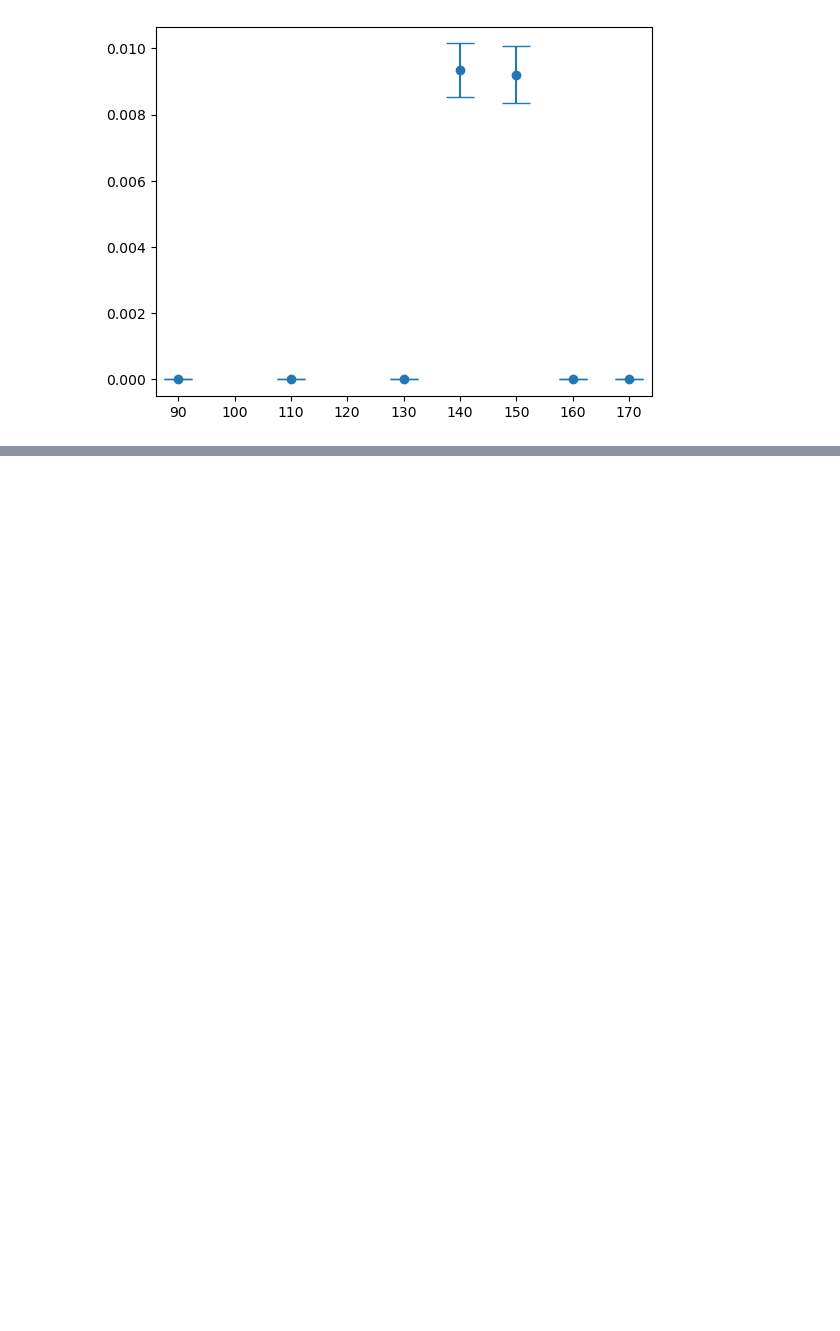
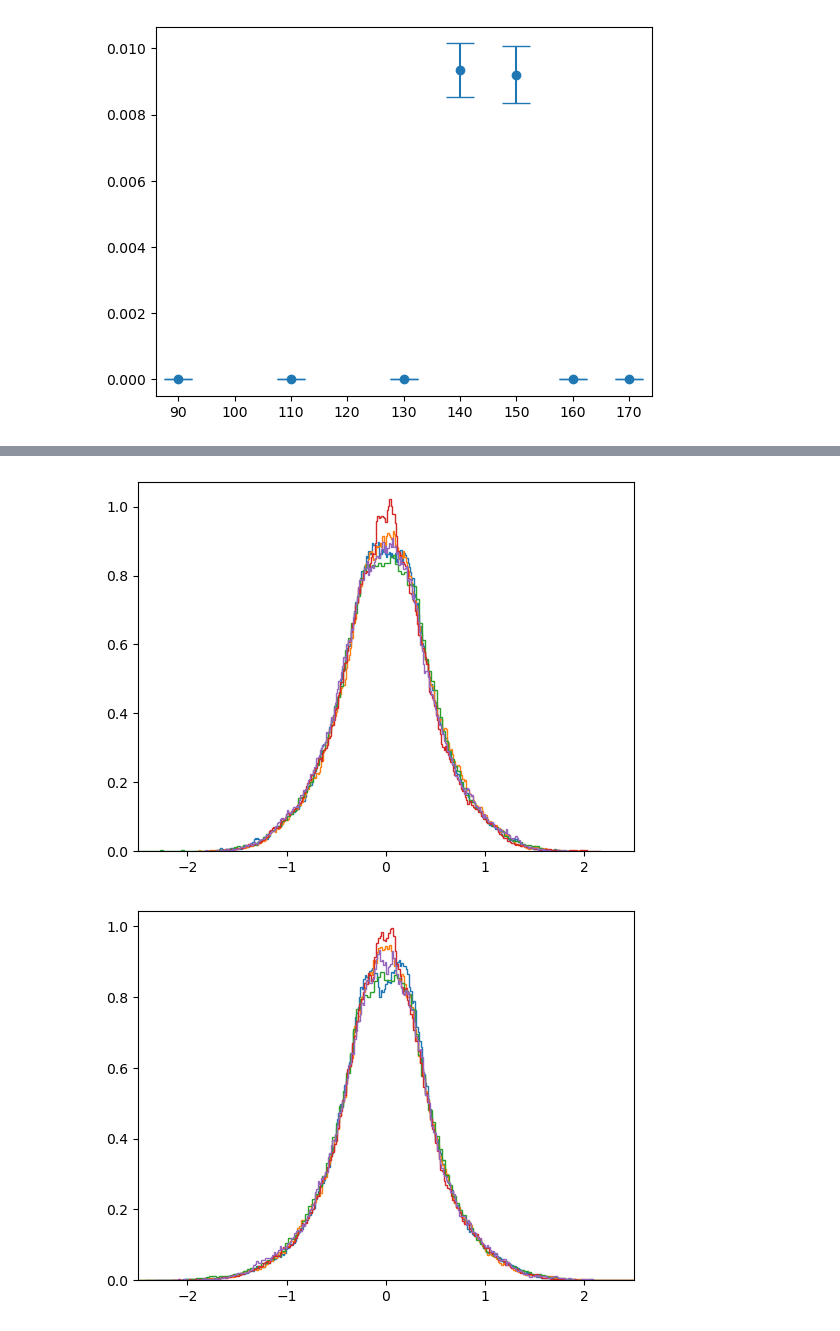
Before and after one commit to tompenny/SIMPLE-Ion-Capture-efficiency, a Jupyter notebook: Nanosphere/SIMION/240820 - test chamber, just trap.ipynb, the cells around one changed output, grey strips where cells are left out. Cells and saved outputs as stored; diff of their text form; code cells hidden in the pictures; blank space fills up the shorter version.

```diff
--- a/Nanosphere/SIMION/240820 - test chamber, just trap.ipynb
+++ b/Nanosphere/SIMION/240820 - test chamber, just trap.ipynb
@@ -212,0 +270,48 @@ plt.errorbar(V, effs, yerr = errs, linestyle = 'none', capsize = 10, marker = 'o
+# %%
+times = []
+xs= []
+ys = []
+zs = []
+rs = []
+for file in files:
+    filename = base+file+ftype
+    data = pd.read_csv(filename, names=list('abcdefghij'))
+    time = np.transpose(data.values[27:-1, 1:2])[0].astype('float')
+    x = np.transpose(data.values[27:-1, 2:3])[0].astype('float')
+    y = np.transpose(data.values[27:-1, 3:4])[0].astype('float')
+    z = np.transpose(data.values[27:-1, 4:5])[0].astype('float')
+    times.append(time)
+    xs.append(x-6.5)
+    ys.append(y-6.5)
+    zs.append(z)
+    r = np.sqrt((x-6.5)**2+(y-6.5)**2)
+    rs.append(r)
+# %%
+plt.figure()
+for i in range(len(files)):
+    counts, bins = np.histogram(xs[i], bins = 300)
+    area = np.trapz(counts, bins[1:])
+    plt.stairs(counts/area, bins)
+plt.xlim(-2.5, 2.5)
+
+plt.figure()
+for i in range(len(files)):
+    counts, bins = np.histogram(ys[i], bins = 300)
+    area = np.trapz(counts, bins[1:])
+    plt.stairs(counts/area, bins)
+plt.xlim(-2.5, 2.5)
+
+plt.figure()
+for i in range(len(files)):
+    counts, bins = np.histogram(zs[i], bins = 300)
+    area = np.trapz(counts, bins[1:])
+    plt.stairs(counts/area, bins)
+
+plt.figure()
+for i in range(len(files)):
+    counts, bins = np.histogram(rs[i], bins = 300)
+    area = np.trapz(counts, bins[1:])
+    plt.stairs(counts/area, bins)
+# %% [output]
+[figure, added]
+[figure, added]
```
Also changed, not shown: parts of 8 cells of this notebook.
